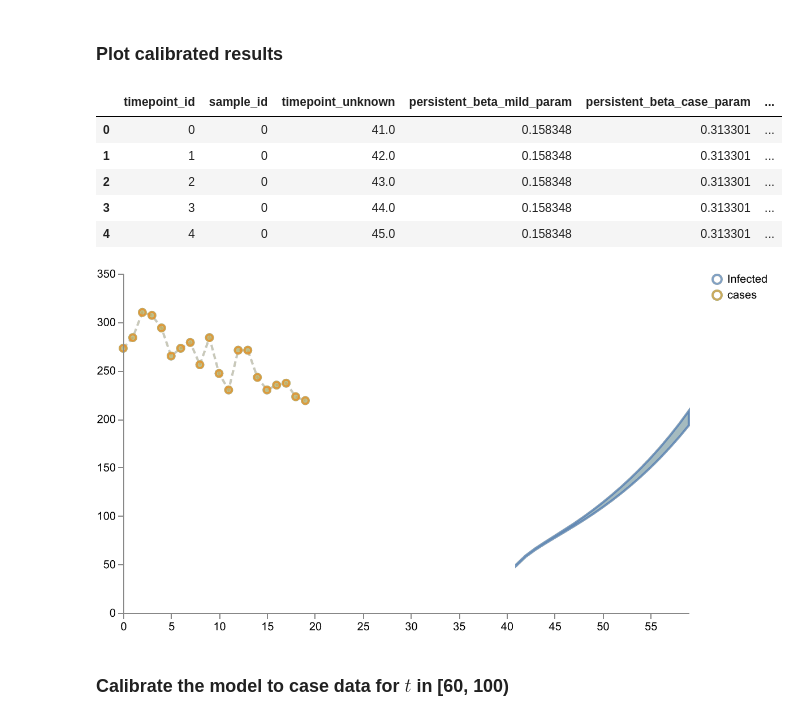
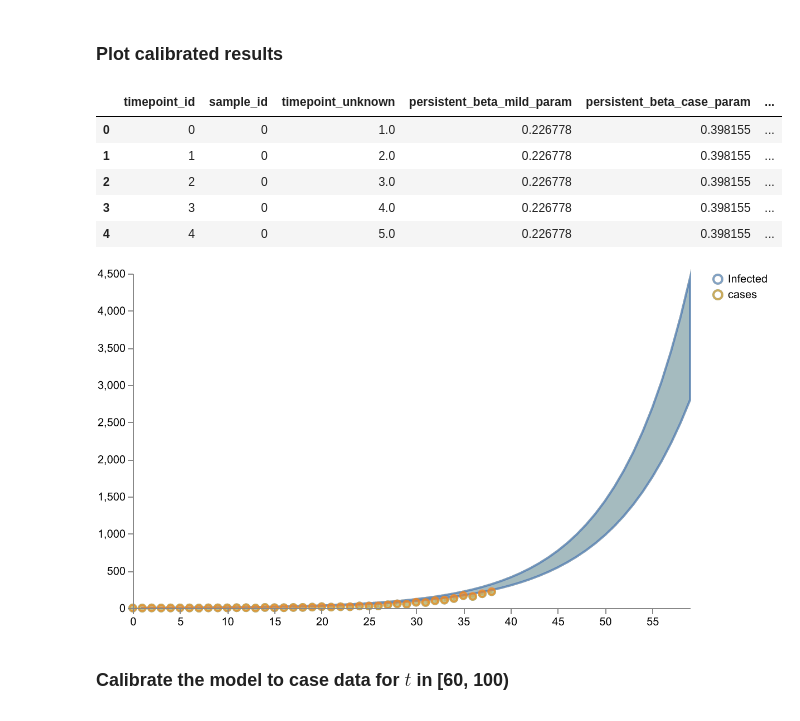
Before and after one commit to ciemss/program-milestones, a Jupyter notebook: 18-month-milestone/hackathon/epi/scenario1/ciemss/scenario1.ipynb, the cells around one changed output. Cells and saved outputs as stored; diff of their text form; code cells hidden in the pictures.

```diff
--- a/18-month-milestone/hackathon/epi/scenario1/ciemss/scenario1.ipynb
+++ b/18-month-milestone/hackathon/epi/scenario1/ciemss/scenario1.ipynb
@@ -367,38 +359,37 @@ Data printout: This dataset contains 19 rows of data. The first column, Timestam
 # %% [markdown]
 ### Plot calibrated results
 # %%
-start_time = 40.0
+start_time = 0.0
 end_time = 60.0
 calibrated_sample_results = pyciemss.sample(model1, end_time, logging_step_size, num_samples,
                 start_time=start_time, inferred_parameters=parameter_estimates)
 display(calibrated_sample_results["data"].head())
 
 # Plot the result
 nice_labels = {
         "infected_observable_state": "Infected",
         }
 nice_data_names = {
         "case": "Case Data"
         }
 data_df = pd.read_csv(dataset)
 data_df.rename(columns=nice_data_names, inplace=True)
-# data_df.drop(columns=['Timestamp'], inplace=True)
 schema = plots.trajectories(pd.DataFrame(calibrated_sample_results["data"]),
                            keep=["infected_observable_state"],
                            relabel=nice_labels,
                            points=data_df.drop(columns=['Timestamp']).reset_index(drop=True)
                            )
 
 plots.save_schema(schema, "_schema.json")
 plots.ipy_display(schema, dpi=150)
 # %% [output]
 |  | timepoint_id | sample_id | timepoint_unknown | persistent_beta_mild_param | persistent_beta_case_param | ... |
-| 0 | 0 | 0 | 41.0 | 0.158348 | 0.313301 | ... |
-| 1 | 1 | 0 | 42.0 | 0.158348 | 0.313301 | ... |
-| 2 | 2 | 0 | 43.0 | 0.158348 | 0.313301 | ... |
-| 3 | 3 | 0 | 44.0 | 0.158348 | 0.313301 | ... |
-| 4 | 4 | 0 | 45.0 | 0.158348 | 0.313301 | ... |
+| 0 | 0 | 0 | 1.0 | 0.226778 | 0.398155 | ... |
+| 1 | 1 | 0 | 2.0 | 0.226778 | 0.398155 | ... |
+| 2 | 2 | 0 | 3.0 | 0.226778 | 0.398155 | ... |
+| 3 | 3 | 0 | 4.0 | 0.226778 | 0.398155 | ... |
+| 4 | 4 | 0 | 5.0 | 0.226778 | 0.398155 | ... |
-[figure, old version]
+[figure, new version]
 # %% [markdown]
 ### Calibrate the model to case data for $t$ in [60, 100)
 # %%
```
Also changed, not shown: parts of 5 cells of this notebook, 4 other files.
